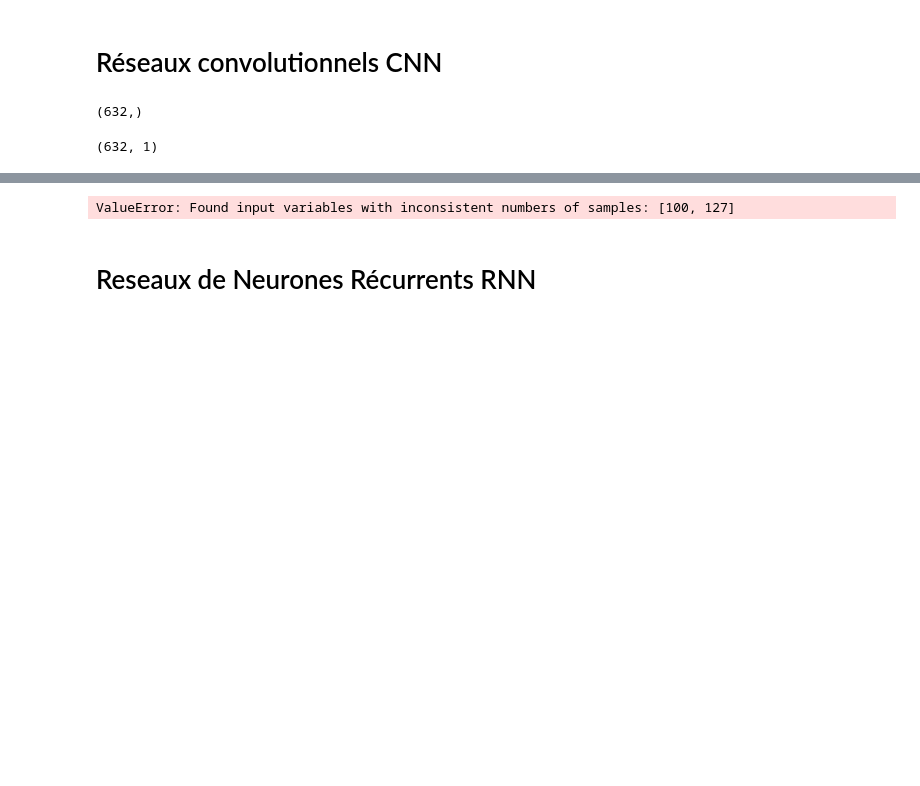
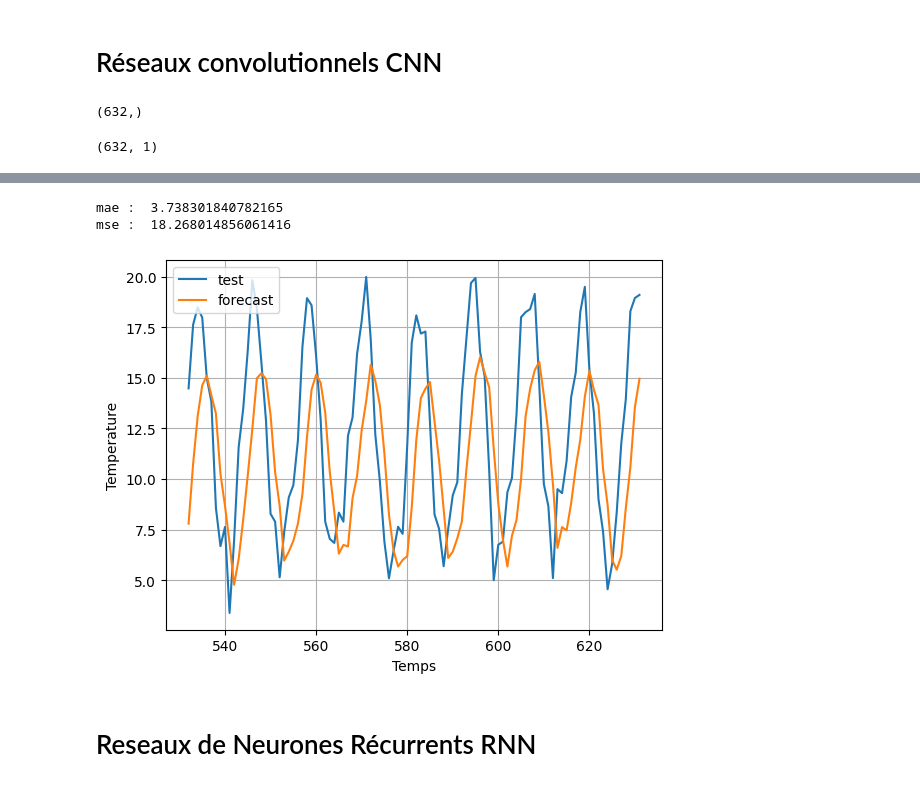
Before and after one commit to lighscent/fastapi_, a Jupyter notebook: kevindegila/2_DeepLearning_160/08-Time Series.ipynb, the cells around one changed output, grey strips where cells are left out. Saved outputs shown, nothing was run; the diff lists cells and outputs as text; code cells hidden in the pictures; blank space fills up the shorter version.

```diff
--- a/kevindegila/2_DeepLearning_160/08-Time Series.ipynb
+++ b/kevindegila/2_DeepLearning_160/08-Time Series.ipynb
@@ -512,8 +576,8 @@ dataset = windowed_dataset(x_train, window_size, batch_size)
 test_dataset = windowed_dataset(x_test, window_size, batch_size)
 # %%
 model = tf.keras.models.Sequential([
-
-    tf.keras.layers.Conv1D(filters=128, kernel_size=3, padding='causal', input_shape=[None, 1],
+    tf.keras.Input(shape=[None, 1]),
+    tf.keras.layers.Conv1D(filters=128, kernel_size=3, padding='causal',
                            activation='relu'),
     tf.keras.layers.Dense(28, activation='relu'),
     tf.keras.layers.Dense(10, activation='relu'),
@@ -539,6 +603,6 @@ Model: "sequential_27"
  Non-trainable params: 0 (0.00 B)
 # %%
 model.compile(loss='mse', optimizer=tf.keras.optimizers.SGD(learning_rate=1e-6, momentum=0.9))
-model.fit(dataset, epochs=100, validation_data=test_dataset)
+h = model.fit(dataset, epochs=100, validation_data=test_dataset)
 # %% [output]
 Epoch 1/100
@@ -597,3 +662,3 @@ series[505-24:-1].shape
 # %%
-cnn_forecast = predict_dataset(model, series[505-24:-1], window_size)
+cnn_forecast = predict_dataset(model, series[split-24:-1], window_size)
 # %% [output]
@@ -627,14 +692,17 @@ array([ 6.7182555,  4.9981365,  6.0711045,  7.684118 ,  9.708938 ,
 # %%
 print('mae : ', mean_absolute_error(x_test, results))
 print('mse : ', mean_squared_error(x_test, results))
-plt.plot(time_test, x_test)
-plt.plot(time_test, results)
+plt.plot(time_test, x_test, label = 'test')
+plt.plot(time_test, results, label = 'forecast')
 plt.xlabel('Temps')
 plt.ylabel('Temperature')
+plt.legend(loc='upper left')
 plt.grid(True)
 plt.show()
 # %% [output]
-ValueError: Found input variables with inconsistent numbers of samples: [100, 127]
+mae :  3.738301840782165
+mse :  18.268014856061416
+[figure, added]
 # %% [markdown]
 # Reseaux de Neurones Récurrents RNN
 # %%
```
Also changed, not shown: parts of 51 cells of this notebook.
